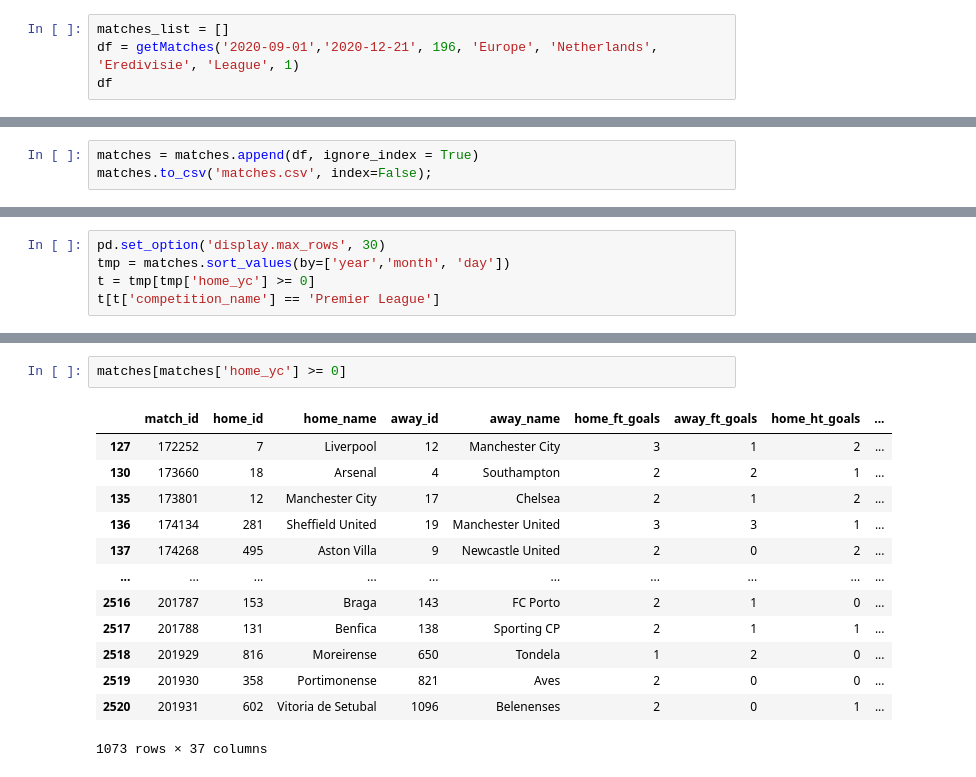
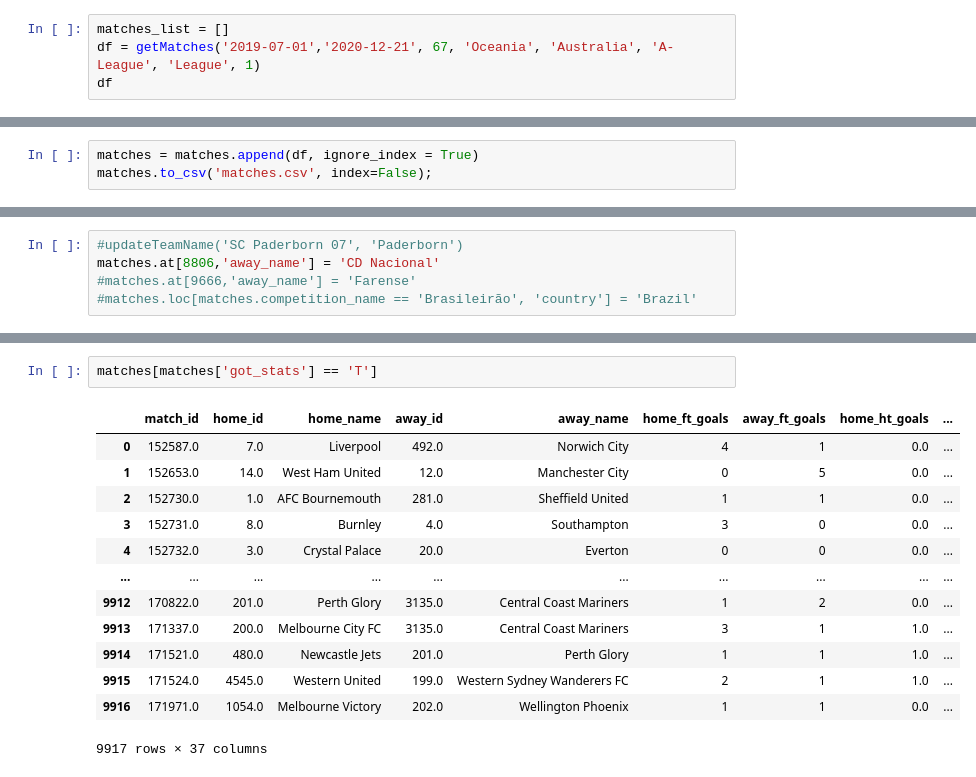
Before and after one commit to RicardoBoia2017/FEUP_ADAD, a Jupyter notebook: ADAD.ipynb, the cells around one changed output, grey strips where cells are left out. Saved outputs shown, nothing was run; the diff lists cells and outputs as text.

Commit message:
All stats retrieved

```diff
--- a/ADAD.ipynb
+++ b/ADAD.ipynb
@@ -256,7 +272,7 @@ def getMatchStats():
 42 - Tunisian Ligue 1 (Both)
 # %%
 matches_list = []
-df = getMatches('2020-09-01','2020-12-21', 196, 'Europe', 'Netherlands', 'Eredivisie', 'League', 1)
+df = getMatches('2019-07-01','2020-12-21', 67, 'Oceania', 'Australia', 'A-League', 'League', 1)
 df
 # %% [output]
 |  | match_id | home_id | home_name | away_id | away_name | home_ft_goals | away_ft_goals | home_ht_goals | ... |
@@ -296,5 +297,0 @@ matches[matches['got_stats'] == 'F']
-# %%
-pd.set_option('display.max_rows', 30)
-tmp = matches.sort_values(by=['year','month', 'day'])
-t = tmp[tmp['home_yc'] >= 0]
-t[t['competition_name'] == 'Premier League']
@@ -314,0 +298,5 @@ t[t['competition_name'] == 'Premier League']
+# %%
+#updateTeamName('SC Paderborn 07', 'Paderborn')
+matches.at[8806,'away_name'] = 'CD Nacional'
+#matches.at[9666,'away_name'] = 'Farense'
+#matches.loc[matches.competition_name == 'Brasileirão', 'country'] = 'Brazil'
@@ -315,16 +340,16 @@ t[t['competition_name'] == 'Premier League']
 # %%
-matches[matches['home_yc'] >= 0]
+matches[matches['got_stats'] == 'T']
 # %% [output]
 |  | match_id | home_id | home_name | away_id | away_name | home_ft_goals | away_ft_goals | home_ht_goals | ... |
-| 127 | 172252 | 7 | Liverpool | 12 | Manchester City | 3 | 1 | 2 | ... |
-| 130 | 173660 | 18 | Arsenal | 4 | Southampton | 2 | 2 | 1 | ... |
-| 135 | 173801 | 12 | Manchester City | 17 | Chelsea | 2 | 1 | 2 | ... |
-| 136 | 174134 | 281 | Sheffield United | 19 | Manchester United | 3 | 3 | 1 | ... |
-| 137 | 174268 | 495 | Aston Villa | 9 | Newcastle United | 2 | 0 | 2 | ... |
+| 0 | 152587.0 | 7.0 | Liverpool | 492.0 | Norwich City | 4 | 1 | 0.0 | ... |
+| 1 | 152653.0 | 14.0 | West Ham United | 12.0 | Manchester City | 0 | 5 | 0.0 | ... |
+| 2 | 152730.0 | 1.0 | AFC Bournemouth | 281.0 | Sheffield United | 1 | 1 | 0.0 | ... |
+| 3 | 152731.0 | 8.0 | Burnley | 4.0 | Southampton | 3 | 0 | 0.0 | ... |
+| 4 | 152732.0 | 3.0 | Crystal Palace | 20.0 | Everton | 0 | 0 | 0.0 | ... |
 | ... | ... | ... | ... | ... | ... | ... | ... | ... | ... |
-| 2516 | 201787 | 153 | Braga | 143 | FC Porto | 2 | 1 | 0 | ... |
-| 2517 | 201788 | 131 | Benfica | 138 | Sporting CP | 2 | 1 | 1 | ... |
-| 2518 | 201929 | 816 | Moreirense | 650 | Tondela | 1 | 2 | 0 | ... |
-| 2519 | 201930 | 358 | Portimonense | 821 | Aves | 2 | 0 | 0 | ... |
-| 2520 | 201931 | 602 | Vitoria de Setubal | 1096 | Belenenses | 2 | 0 | 1 | ... |
+| 9912 | 170822.0 | 201.0 | Perth Glory | 3135.0 | Central Coast Mariners | 1 | 2 | 0.0 | ... |
+| 9913 | 171337.0 | 200.0 | Melbourne City FC | 3135.0 | Central Coast Mariners | 3 | 1 | 1.0 | ... |
+| 9914 | 171521.0 | 480.0 | Newcastle Jets | 201.0 | Perth Glory | 1 | 1 | 1.0 | ... |
+| 9915 | 171524.0 | 4545.0 | Western United | 199.0 | Western Sydney Wanderers FC | 2 | 1 | 1.0 | ... |
+| 9916 | 171971.0 | 1054.0 | Melbourne Victory | 202.0 | Wellington Phoenix | 1 | 1 | 0.0 | ... |
-1073 rows × 37 columns
+9917 rows × 37 columns
```
Also changed, not shown: parts of 11 cells of this notebook, 1 other file.
